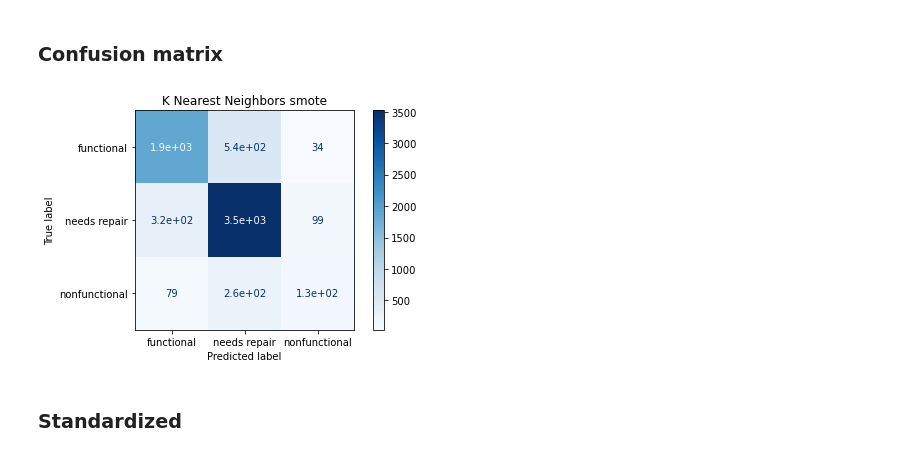
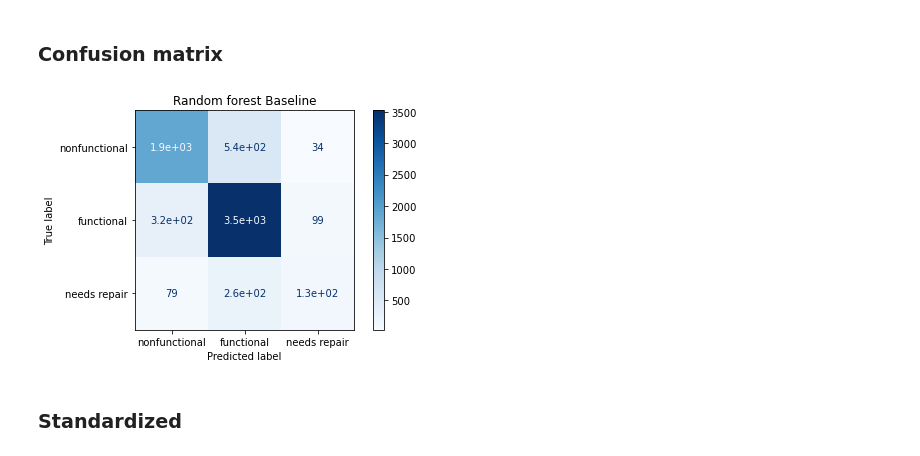
Before and after one commit to Milenaafeworki/Tanzanian_water_well, a Jupyter notebook: tanzanian_water_wells.ipynb, the cells around one changed output. Cells and saved outputs as stored; diff of their text form; code cells hidden in the pictures.

```diff
--- a/tanzanian_water_wells.ipynb
+++ b/tanzanian_water_wells.ipynb
@@ -1199,5 +1236,5 @@ grid_search.best_params_
 # %%
-knn_tuned = KNeighborsClassifier(n_neighbors=9, weights='distance', leaf_size=10, p=1)
+knn_tuned = KNeighborsClassifier(n_neighbors=9, weights='distance', leaf_size=30, p=1)
 knn_tuned.fit(scaled_data_train, y_train)
 get_metrics(y_test, scaled_data_test, knn_tuned)
 metrics['name'] = 'K Nearest Neighbors tuned'
@@ -1220,0 +1274,9 @@ weighted avg       0.76      0.77      0.77      6860
+# %%
+# Second round of GridSearchCV selection of parameters
+param_grid = {
+    'n_neighbors': [8, 9, 10], # default 5
+#     'leaf_size': [5, 10, 15] # default 30
+}
+knn = KNeighborsClassifier()
+grid_search = GridSearchCV(knn, param_grid, cv=3, scoring='f1_macro')
+grid_search.fit(scaled_data_train, y_train)
@@ -1220,0 +1298,6 @@ weighted avg       0.76      0.77      0.77      6860
+# %%
+knn_tuned = KNeighborsClassifier(n_neighbors=9, weights='distance', leaf_size=30, p=1)
+knn_tuned.fit(scaled_data_train, y_train)
+get_metrics(y_test, scaled_data_test, knn_tuned)
+metrics['name'] = 'K Nearest Neighbors tuned2'
+models.append(metrics)
@@ -1334,13 +1498,13 @@ weighted avg       0.80      0.81      0.80      6860
 # %%
 plot_confusion_matrix(forest, X_test, y_test,
                      display_labels=['nonfunctional', 'functional',
                                       'needs repair'], cmap=plt.cm.Blues)
-plt.title('K Nearest Neighbors smote')
+plt.title('Random forest Baseline')
 plt.tight_layout()
 
 plt.show()
 # %% [output]
-[figure, old version]
+[figure, new version]
 # %% [markdown]
 ### Standardized
 # %%
```
Also changed, not shown: parts of 79 cells of this notebook, 1 other file.
